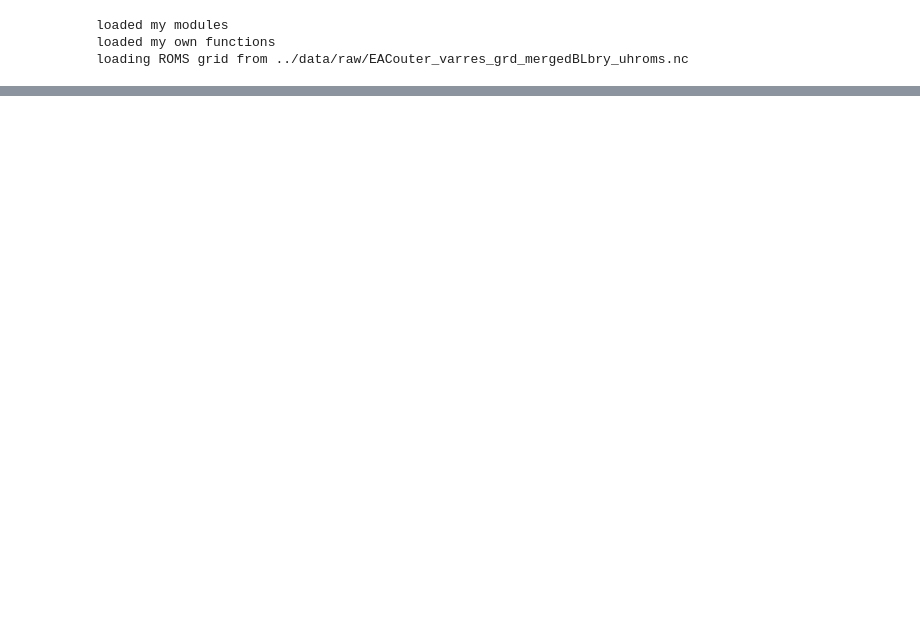
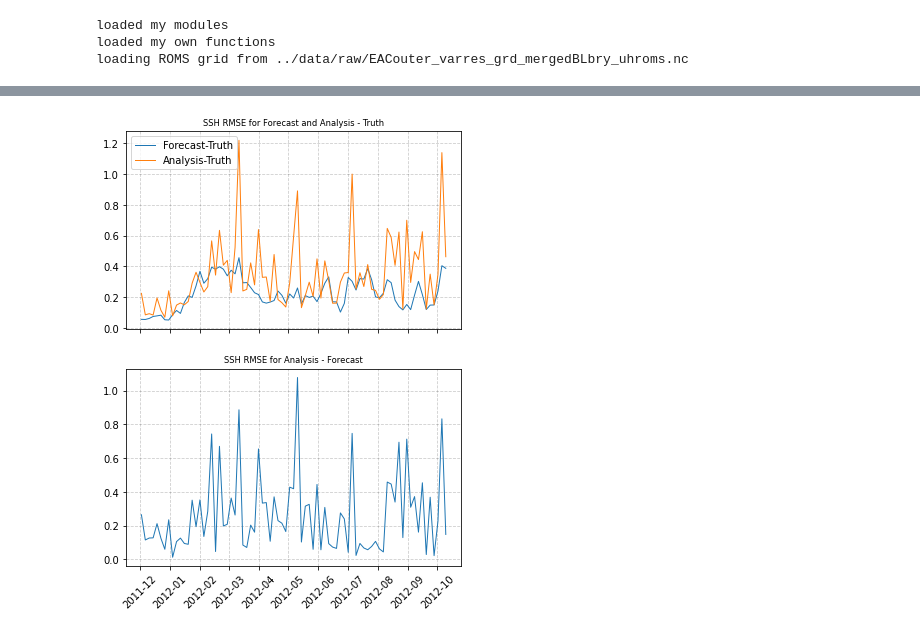
Before and after one commit to Ocean1125/OSSE-analysis, a Jupyter notebook: notebooks/1.0-RMSEfromTruth.ipynb, the cells around one changed output, grey strips where cells are left out. Saved outputs shown, nothing was run; the diff lists cells and outputs as text; code cells hidden in the pictures; blank space fills up the shorter version.

```diff
--- a/notebooks/1.0-RMSEfromTruth.ipynb
+++ b/notebooks/1.0-RMSEfromTruth.ipynb
@@ -138,0 +110,18 @@ ssh_rmse_metrics.plot()
+# %%
+
+plt_params = {'linewidth':1}
+
+fig, axes = plt.subplots(2, figsize=(6, 8), sharex=True)
+ax=axes[0]
+plt_params = {'linewidth':1,'label':'Forecast-Truth'}
+simple_TimeSeries(rmse_metrics['ocean_time'],rmse_metrics['ssh_rmse_Fore_Truth'],ax=ax, plt_kwargs=plt_params)
+plt_params = {'linewidth':1,'label':'Analysis-Truth'}
+simple_TimeSeries(rmse_metrics['ocean_time'],rmse_metrics['ssh_rmse_Ana_Truth'],ax=ax, plt_kwargs=plt_params)
+ax.set_title('SSH RMSE for Forecast and Analysis - Truth', fontsize='small',loc='center')
+ax.legend()
+ax=axes[1]
+simple_TimeSeries(rmse_metrics['ocean_time'],rmse_metrics['ssh_rmse_Ana_Fore'],ax=ax, plt_kwargs=plt_params)
+ax.set_title('SSH RMSE for Analysis - Forecast', fontsize='small',loc='center')
+ax.tick_params('x',labelrotation=45)
+# %% [output]
+[figure, added]
```
Also changed, not shown: parts of 10 cells of this notebook.
